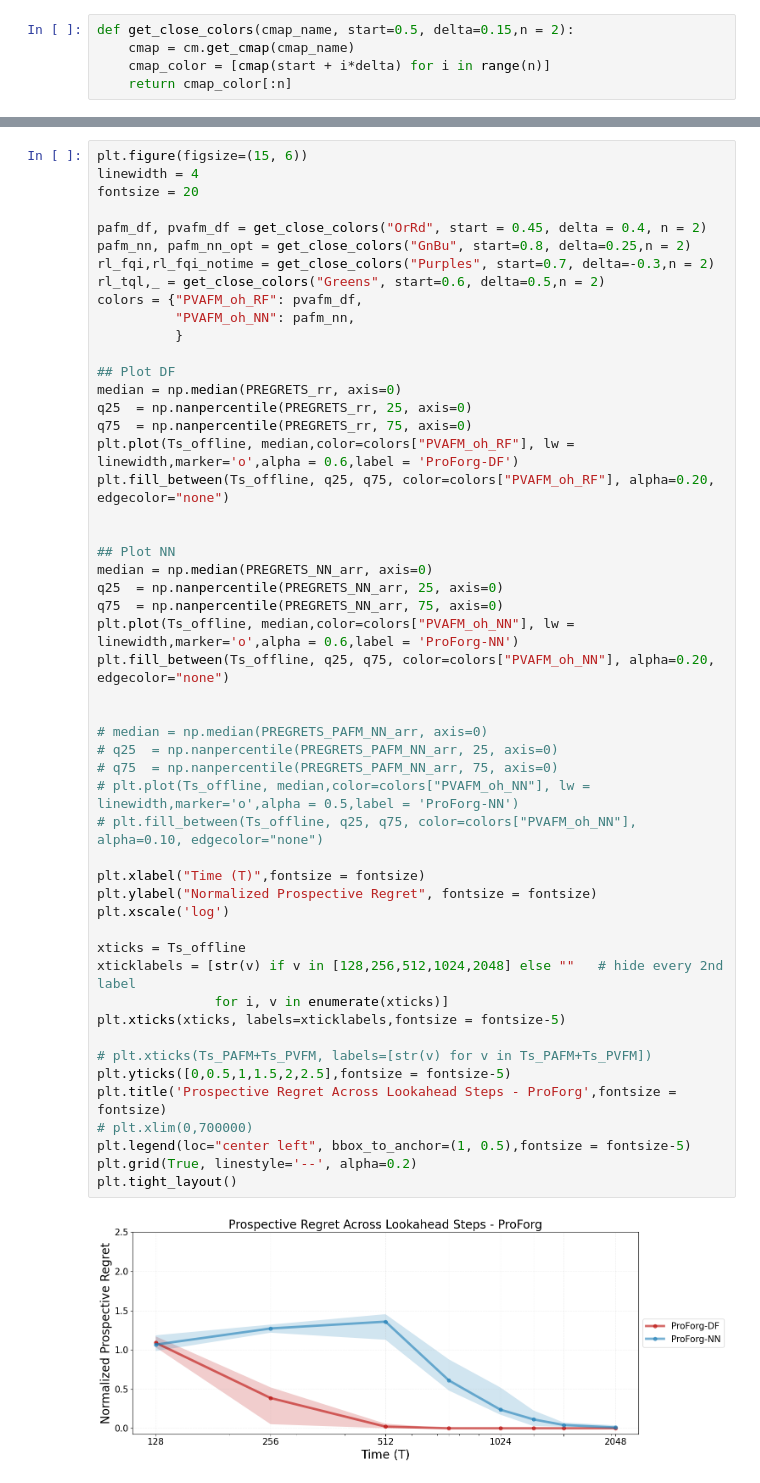
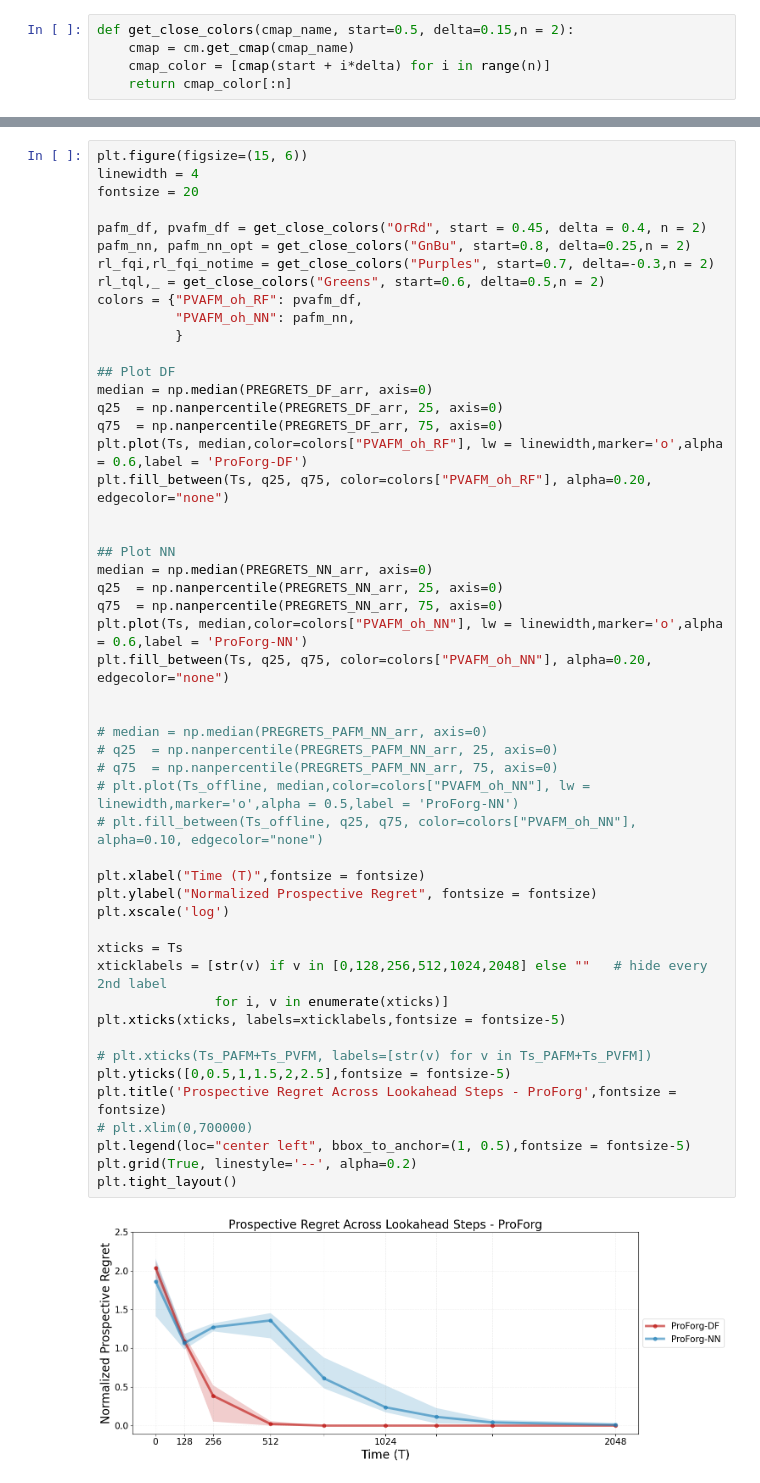
Before and after one commit to neurodata/ProspectiveForaging, a Jupyter notebook: notebooks/fig4_new.ipynb, the cells around one changed output, grey strips where cells are left out. Drawn from its saved outputs; the diff is of its cells as text.

```diff
--- a/notebooks/fig4_new.ipynb
+++ b/notebooks/fig4_new.ipynb
@@ -103,42 +64,42 @@ colors = {"PVAFM_oh_RF": pvafm_df,
           }
 
 ## Plot DF
-median = np.median(PREGRETS_rr, axis=0)
-q25  = np.nanpercentile(PREGRETS_rr, 25, axis=0)
-q75  = np.nanpercentile(PREGRETS_rr, 75, axis=0)
-plt.plot(Ts_offline, median,color=colors["PVAFM_oh_RF"], lw = linewidth,marker='o',alpha = 0.6,label = 'ProForg-DF')
-plt.fill_between(Ts_offline, q25, q75, color=colors["PVAFM_oh_RF"], alpha=0.20, edgecolor="none")
+median = np.median(PREGRETS_DF_arr, axis=0)
+q25  = np.nanpercentile(PREGRETS_DF_arr, 25, axis=0)
+q75  = np.nanpercentile(PREGRETS_DF_arr, 75, axis=0)
+plt.plot(Ts, median,color=colors["PVAFM_oh_RF"], lw = linewidth,marker='o',alpha = 0.6,label = 'ProForg-DF')
+plt.fill_between(Ts, q25, q75, color=colors["PVAFM_oh_RF"], alpha=0.20, edgecolor="none")
 
 
 ## Plot NN
 median = np.median(PREGRETS_NN_arr, axis=0)
 q25  = np.nanpercentile(PREGRETS_NN_arr, 25, axis=0)
 q75  = np.nanpercentile(PREGRETS_NN_arr, 75, axis=0)
-plt.plot(Ts_offline, median,color=colors["PVAFM_oh_NN"], lw = linewidth,marker='o',alpha = 0.6,label = 'ProForg-NN')
-plt.fill_between(Ts_offline, q25, q75, color=colors["PVAFM_oh_NN"], alpha=0.20, edgecolor="none")
+plt.plot(Ts, median,color=colors["PVAFM_oh_NN"], lw = linewidth,marker='o',alpha = 0.6,label = 'ProForg-NN')
+plt.fill_between(Ts, q25, q75, color=colors["PVAFM_oh_NN"], alpha=0.20, edgecolor="none")
 
 
 # median = np.median(PREGRETS_PAFM_NN_arr, axis=0)
 # q25  = np.nanpercentile(PREGRETS_PAFM_NN_arr, 25, axis=0)
 # q75  = np.nanpercentile(PREGRETS_PAFM_NN_arr, 75, axis=0)
 # plt.plot(Ts_offline, median,color=colors["PVAFM_oh_NN"], lw = linewidth,marker='o',alpha = 0.5,label = 'ProForg-NN')
 # plt.fill_between(Ts_offline, q25, q75, color=colors["PVAFM_oh_NN"], alpha=0.10, edgecolor="none")
 
 plt.xlabel("Time (T)",fontsize = fontsize)
 plt.ylabel("Normalized Prospective Regret", fontsize = fontsize)
 plt.xscale('log')
 
-xticks = Ts_offline
-xticklabels = [str(v) if v in [128,256,512,1024,2048] else ""   # hide every 2nd label
+xticks = Ts
+xticklabels = [str(v) if v in [0,128,256,512,1024,2048] else ""   # hide every 2nd label
                for i, v in enumerate(xticks)]
 plt.xticks(xticks, labels=xticklabels,fontsize = fontsize-5)
 
 # plt.xticks(Ts_PAFM+Ts_PVFM, labels=[str(v) for v in Ts_PAFM+Ts_PVFM])
 plt.yticks([0,0.5,1,1.5,2,2.5],fontsize = fontsize-5)
 plt.title('Prospective Regret Across Lookahead Steps - ProForg',fontsize = fontsize)
 # plt.xlim(0,700000)
 plt.legend(loc="center left", bbox_to_anchor=(1, 0.5),fontsize = fontsize-5)
 plt.grid(True, linestyle='--', alpha=0.2)
 plt.tight_layout()
 # %% [output]
-[figure, old version]
+[figure, new version]
```
Also changed, not shown: parts of 1 cell of this notebook, 4 other files.
